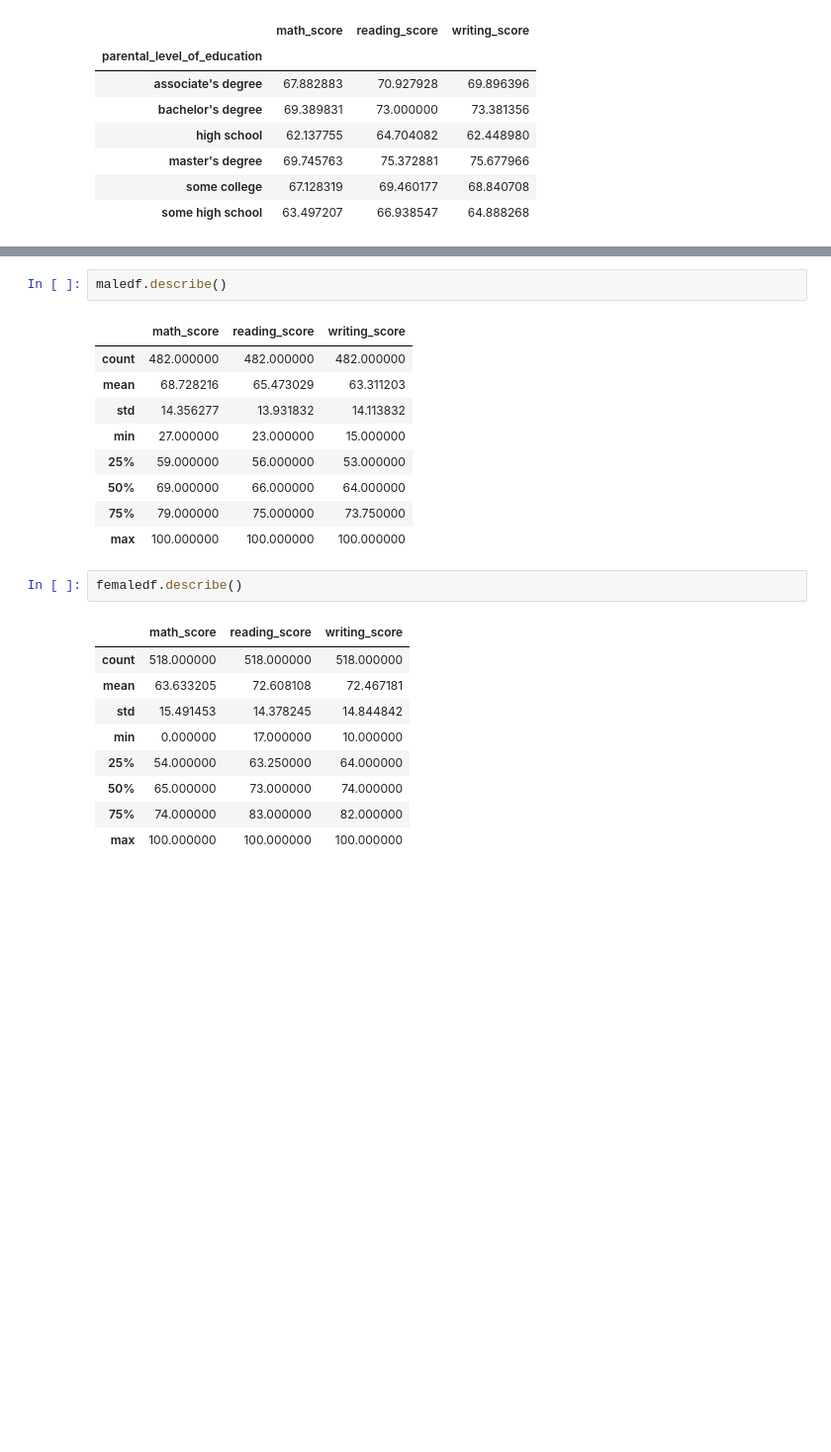
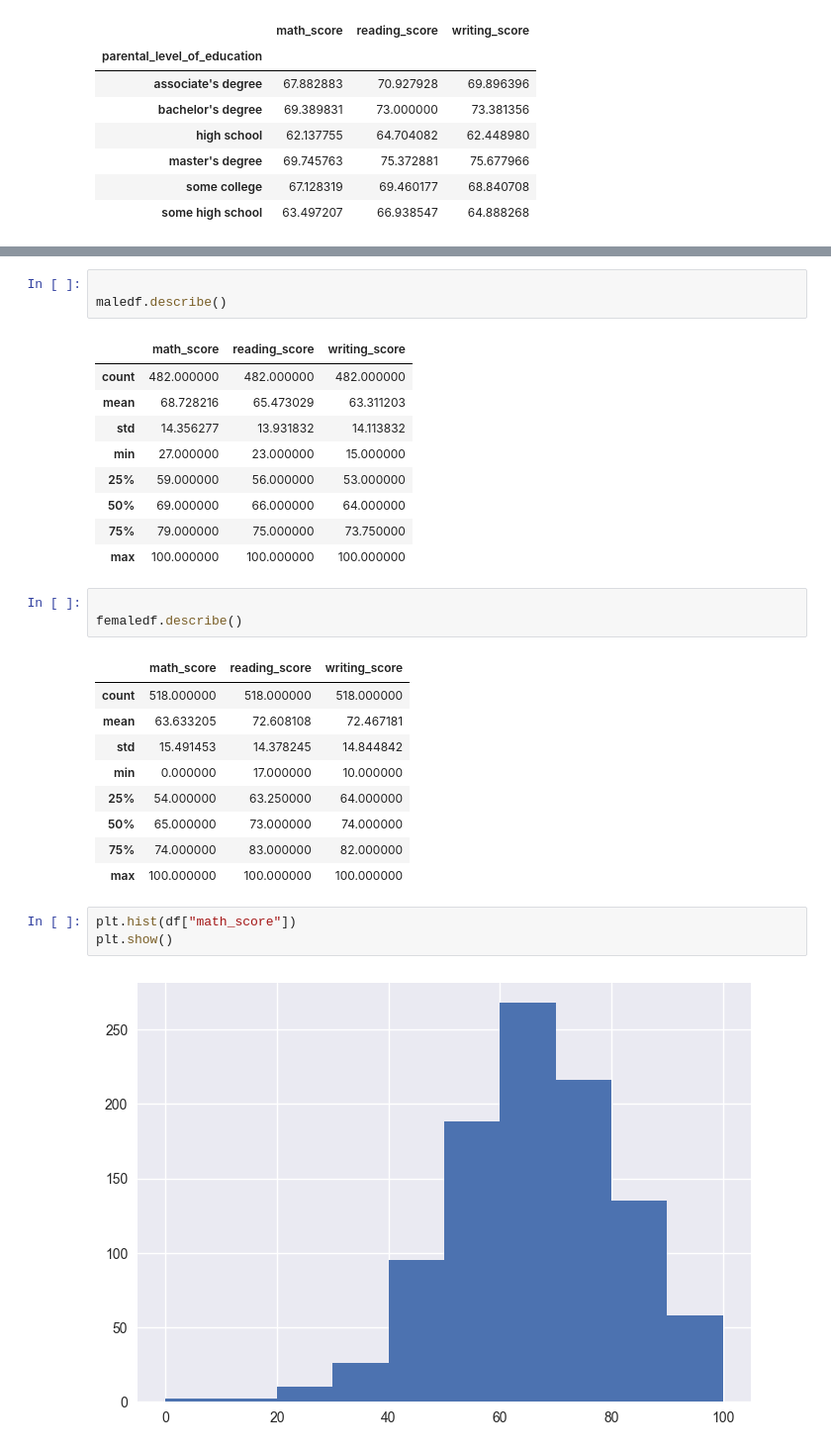
Before and after one commit to hazywho/Junior-Data-Scientist, a Jupyter notebook: plots_dsf.ipynb, the cells around one changed output, grey strips where cells are left out. Shown at 99% size. Saved outputs shown, nothing was run; the diff lists cells and outputs as text; blank space fills up the shorter version.

```diff
--- a/plots_dsf.ipynb
+++ b/plots_dsf.ipynb
@@ -140,6 +151,7 @@ df.describe()
 | 75% | 77.00000 | 79.000000 | 79.000000 |
 | max | 100.00000 | 100.000000 | 100.000000 |
 # %%
+
 maledf.describe()
 # %% [output]
 |  | math_score | reading_score | writing_score |
@@ -152,6 +164,7 @@ maledf.describe()
 | 75% | 79.000000 | 75.000000 | 73.750000 |
 | max | 100.000000 | 100.000000 | 100.000000 |
 # %%
+
 femaledf.describe()
 # %% [output]
 |  | math_score | reading_score | writing_score |
@@ -163,3 +176,8 @@ femaledf.describe()
 | 50% | 65.000000 | 73.000000 | 74.000000 |
 | 75% | 74.000000 | 83.000000 | 82.000000 |
 | max | 100.000000 | 100.000000 | 100.000000 |
+# %%
+plt.hist(df["math_score"])
+plt.show()
+# %% [output]
+[figure, added]
```
Also changed, not shown: parts of 9 cells of this notebook.
